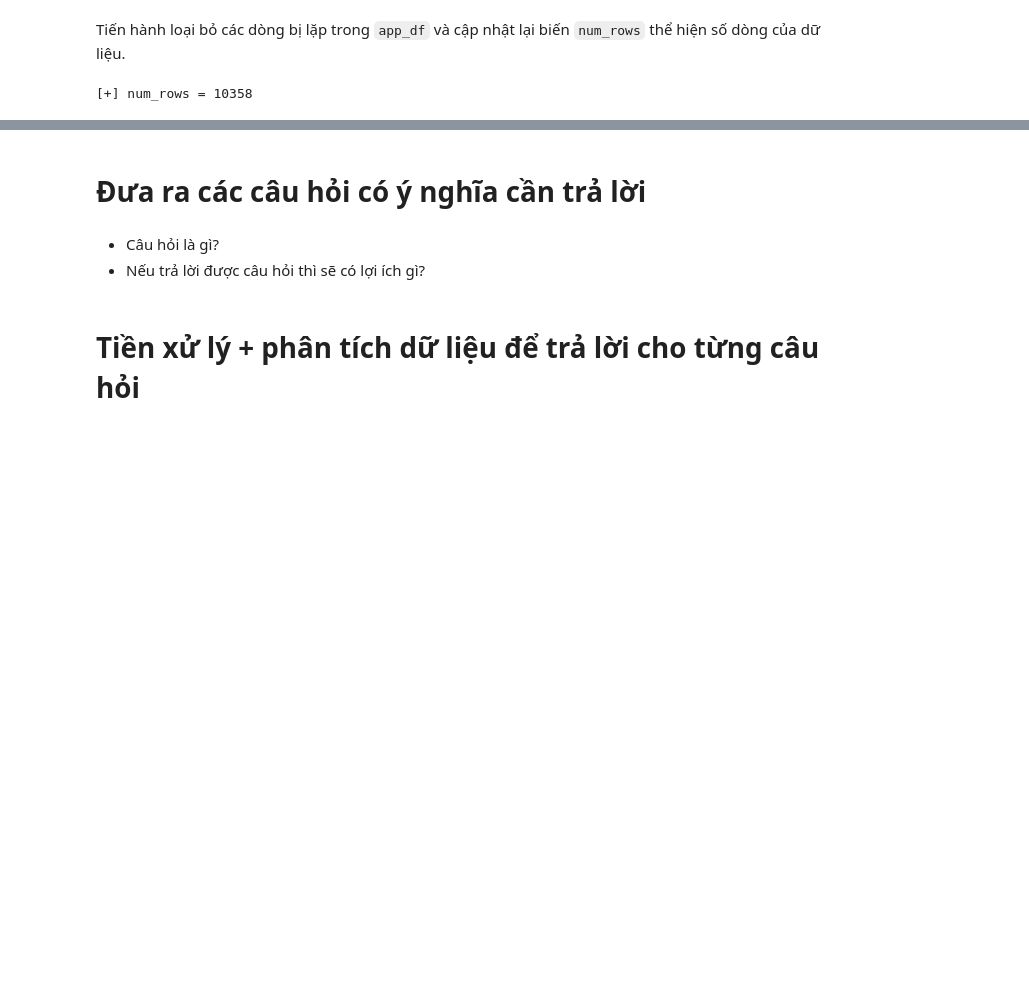
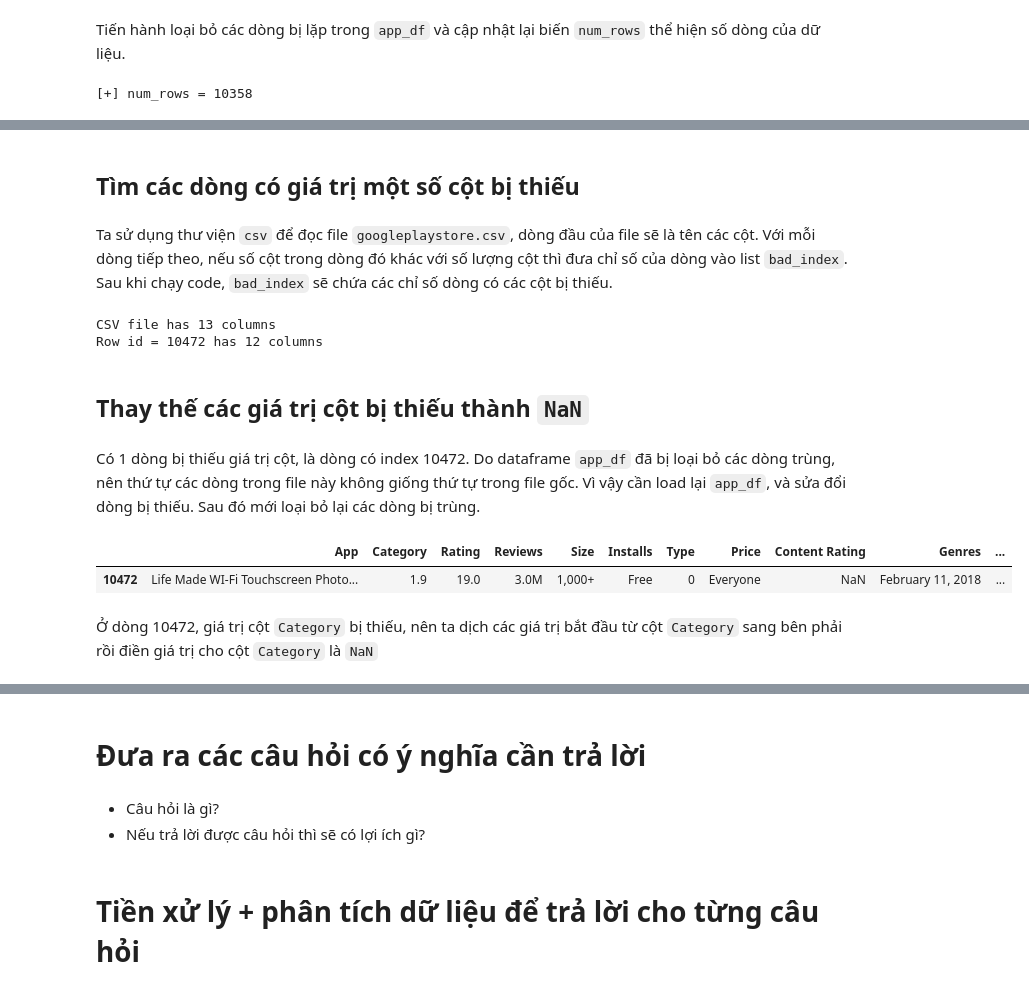
Before and after one commit to tqthangbl/P4DS-FinalProject, a Jupyter notebook: notebook.ipynb, the cells around one changed output, grey strips where cells are left out. Drawn from its saved outputs; the diff is of its cells as text; code cells hidden in the pictures; blank space fills up the shorter version.

Commit message:
data exploration: check dtypes of columns, edit bad index rows

```diff
--- a/notebook.ipynb
+++ b/notebook.ipynb
@@ -150,0 +250,38 @@ print(f'[+] num_rows = {num_rows}')
+# %% [markdown]
+## Tìm các dòng có giá trị một số cột bị thiếu
+# %% [markdown]
+Ta sử dụng thư viện `csv` để đọc file `googleplaystore.csv`, dòng đầu của file sẽ là tên các cột. Với mỗi dòng tiếp theo, nếu số cột trong dòng đó khác với số lượng cột thì đưa chỉ số của dòng vào list `bad_index`. Sau khi chạy code, `bad_index` sẽ chứa các chỉ số dòng có các cột bị thiếu.
+# %%
+import csv
+
+csv_file = open('Data/googleplaystore.csv')
+csv_reader = csv.reader(csv_file, delimiter=',')
+row_id = -1
+col_count = 0
+bad_index = []
+
+for row in csv_reader:
+    if row_id == -1:
+        col_count = len(row)
+        print(f"CSV file has {col_count} columns")
+    else:
+        if len(row) != col_count:
+            print(f"Row id = {row_id} has {len(row)} columns")
+            bad_index.append(row_id)
+    row_id += 1
+# %% [output]
+CSV file has 13 columns
+Row id = 10472 has 12 columns
+# %% [markdown]
+## Thay thế các giá trị cột bị thiếu thành `NaN`
+# %% [markdown]
+Có 1 dòng bị thiếu giá trị cột, là dòng có index 10472. Do dataframe `app_df` đã bị loại bỏ các dòng trùng, nên thứ tự các dòng trong file này không giống thứ tự trong file gốc. Vì vậy cần load lại `app_df`, và sửa đổi dòng bị thiếu. Sau đó mới loại bỏ lại các dòng bị trùng.
+# %%
+app_df = pd.read_csv('Data/googleplaystore.csv')
+
+app_df.iloc[bad_index]
+# %% [output]
+|  | App | Category | Rating | Reviews | Size | Installs | Type | Price | Content Rating | Genres | ... |
+| 10472 | Life Made WI-Fi Touchscreen Photo... | 1.9 | 19.0 | 3.0M | 1,000+ | Free | 0 | Everyone | NaN | February 11, 2018 | ... |
+# %% [markdown]
+Ở dòng 10472, giá trị cột `Category` bị thiếu, nên ta dịch các giá trị bắt đầu từ cột `Category` sang bên phải rồi điền giá trị cho cột `Category` là `NaN`
```
Also changed, not shown: parts of 18 cells of this notebook.
